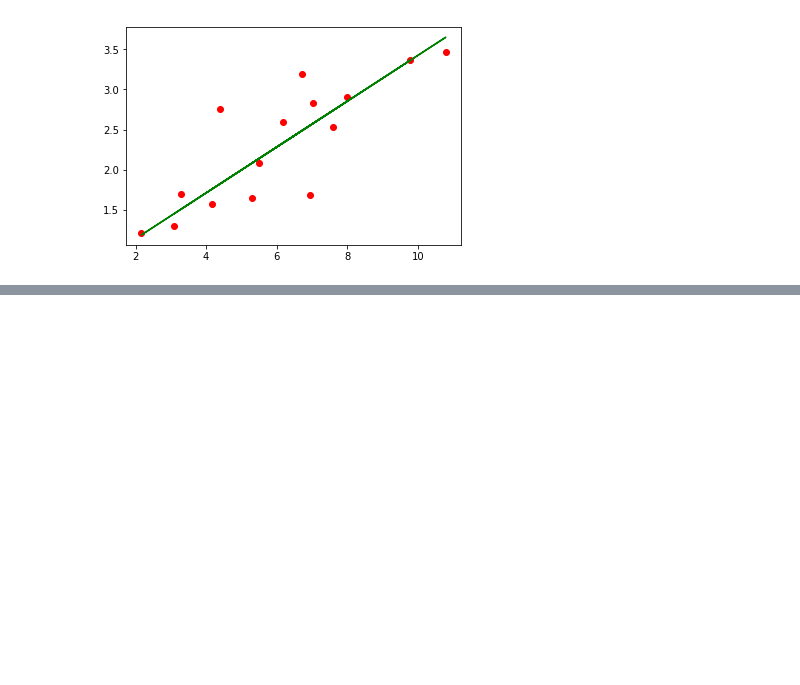
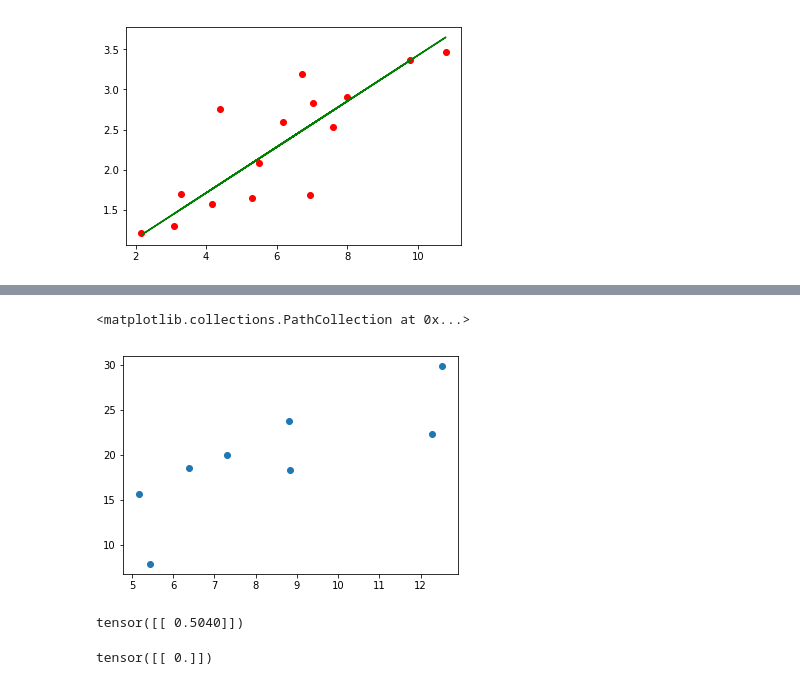
Before and after one commit to HBU/Jupyter, a Jupyter notebook: 24PyTorchChinese/10分钟快速入门 PyTorch (1) - 线性回归.ipynb, the cells around one changed output, grey strips where cells are left out. Cells and saved outputs as stored; diff of their text form; code cells hidden in the pictures; blank space fills up the shorter version.

```diff
--- a/24PyTorchChinese/10分钟快速入门 PyTorch (1) - 线性回归.ipynb
+++ b/24PyTorchChinese/10分钟快速入门 PyTorch (1) - 线性回归.ipynb
@@ -119,0 +134,11 @@ plt.plot(x_train.numpy(), predict,'g', label='Fitting Line')
+# %%
+def get_fake_data(batch_size=8):
+    x=t.rand(batch_size,1)*20
+    y=x*2+(1+t.randn(batch_size,1))*3
+    return x,y
+
+x,y=get_fake_data()
+plt.scatter(x.squeeze().numpy(),y.squeeze().numpy())
+# %% [output]
+<matplotlib.collections.PathCollection at 0x...>
+[figure, added]
@@ -119,0 +149,8 @@ plt.plot(x_train.numpy(), predict,'g', label='Fitting Line')
+# %%
+w
+# %% [output]
+tensor([[ 0.5040]])
+# %%
+b
+# %% [output]
+tensor([[ 0.]])
```
Also changed, not shown: parts of 8 cells of this notebook.
